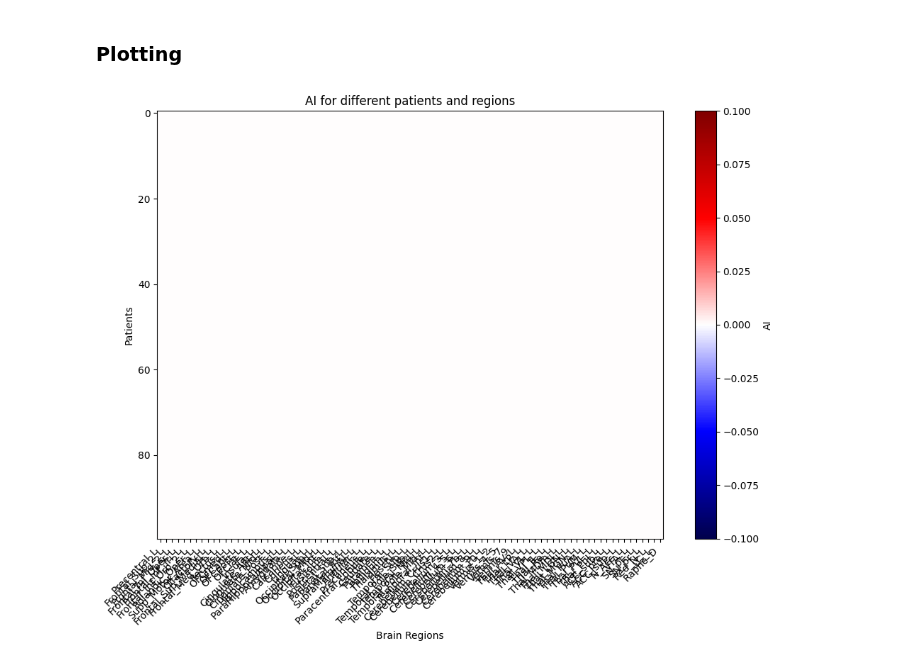
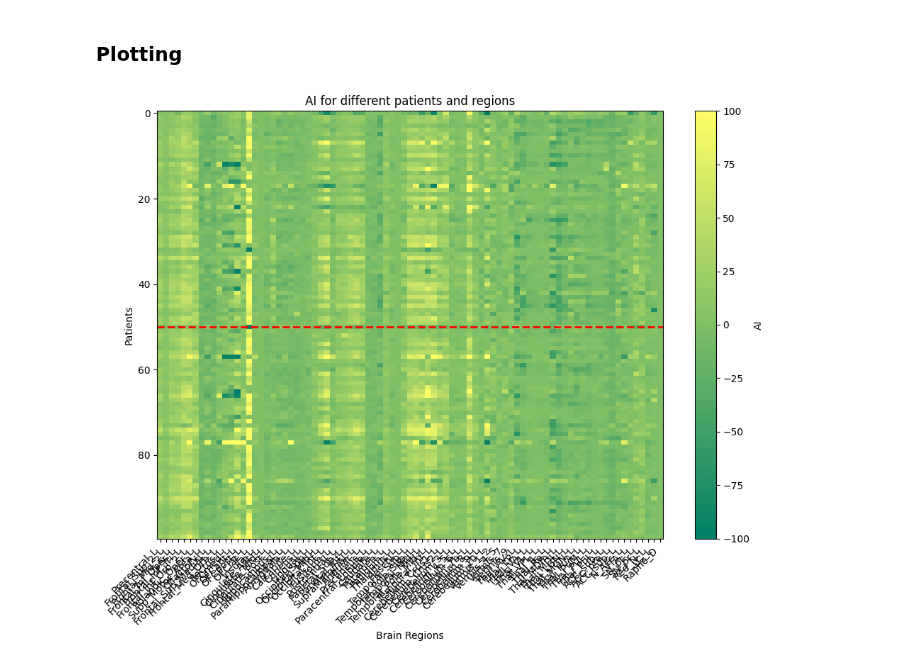
Before and after one commit to Crtox/asymmetryAD, a Jupyter notebook: extract_region_values.ipynb, the cells around one changed output. Saved outputs shown, nothing was run; the diff lists cells and outputs as text; code cells hidden in the pictures.

```diff
--- a/extract_region_values.ipynb
+++ b/extract_region_values.ipynb
@@ -264,23 +264,30 @@ Here, we calculate the asymmetry index for each patient by comparing left and ri
 # %% [markdown]
 ### Is the mask really the same for all patients???
 I only recieved one mask (I think), ask about that!
+# %%
+mask_number = len(masks_title_all)                                         # Number of masks (ROIs)
+ROI = np.zeros((len(list_nii), mask_number))                               # Empty matrix
+relative_diff_ROI = np.zeros((len(list_nii), mask_number // 2))            # Empty matrix, second dimension half less (L and R pairs)
+
+
+# Check the unique regions in the mask
+unique_regions = np.unique(mask_mat)
 # %%
-mask_number = len(masks_title_all)                                         # Number of masks (ROIs)
-ROI = np.zeros((len(list_nii), mask_number))                               # Empty matrix
-relative_diff_ROI = np.zeros((len(list_nii), mask_number // 2))            # Empty matrix, second dimension half less (L and R pairs)
+# Loop over each patient and each region
+for i, patient in enumerate(patients_mat.T):                                   # Loop through each patient
+    for j in range(1, len(unique_regions) // 2 + 1):                           # Iterate over half the regions (pairs of L/R)
+        l_region = 2 * j - 1                                                   # Left region index (assuming odd numbers are left)
+        r_region = 2 * j                                                       # Right region index (assuming even numbers are right)
 
-# Loop over each patient and each region
-for i, patient in enumerate(patients_mat.T):                               # Iterate over patients (columns)
-    for j in range(mask_number // 2):                                      # Iterate over regions (half as pairs)
-        l = 2 * j                                                          # Left region index
-        r = 2 * j + 1                                                      # Right region index
+        # Calculate mean intensity for left and right regions
+        ROI[i, l_region - 1] = np.mean(patient[mask_mat[:, 0] == l_region])    # Left region
+        ROI[i, r_region - 1] = np.mean(patient[mask_mat[:, 0] == r_region])    # Right region
 
-        # Calculate the mean intensity for left and right regions
-        ROI[i, l] = np.mean(patient[mask_mat[:, 0] == 1])
-        ROI[i, r] = np.mean(patient[mask_mat[:, 0] == 1])
-
-        # Calculate asymmetry index (AI)
-        relative_diff_ROI[i, j] = 100 * (ROI[i, l] - ROI[i, r]) / (ROI[i, r] + ROI[i, l])
+        # Calculate the asymmetry index (AI) for the region
+        if (ROI[i, l_region - 1] + ROI[i, r_region - 1]) != 0:
+            relative_diff_ROI[i, j - 1] = 100 * (ROI[i, l_region - 1] - ROI[i, r_region - 1]) / (ROI[i, l_region - 1] + ROI[i, r_region - 1])
+        else:
+            relative_diff_ROI[i, j - 1] = 0
 # %% [markdown]
 ### Handling the NaN values
 We replace any NaN values with zeros.
@@ -315,16 +298,18 @@ print(relative_diff_ROI)
 # %%
 # Plot AI as a heatmap
 
 plt.figure(figsize=(10, 8))
-plt.imshow(relative_diff_ROI, aspect='auto', cmap='seismic')
+plt.imshow(relative_diff_ROI, aspect='auto', cmap='summer')
 plt.colorbar(label='AI')
 plt.title('AI for different patients and regions')
 plt.xlabel('Brain Regions')
 plt.ylabel('Patients')
 
+plt.axhline(y=idx, color='r', linestyle='--', linewidth=2)
+
 plt.xticks(ticks=np.arange(len(masks_title_L)), labels=masks_title_L, rotation=45, ha='right')
 plt.tight_layout()
 plt.savefig(save_path + '/AI.png')
 plt.show()
 # %% [output]
-[figure, old version]
+[figure, new version]
```
Also changed, not shown: parts of 1 cell of this notebook, 1 other file.
